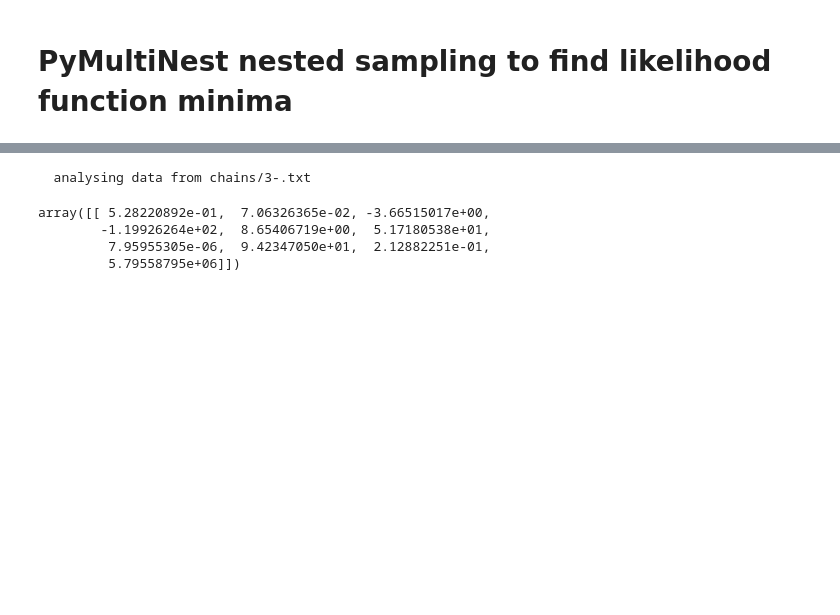
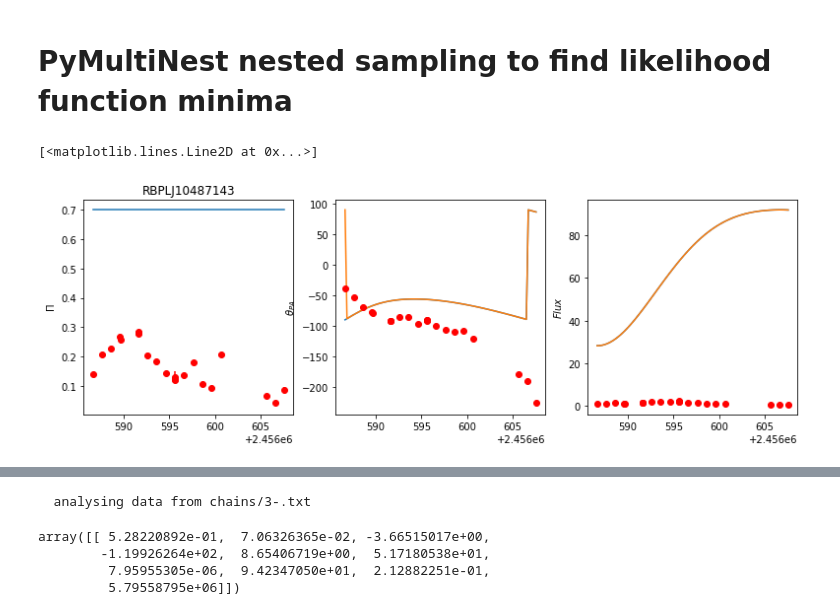
Before and after one commit to alpv95/SAV-Fit, a Jupyter notebook: notebooks/RotFit.ipynb, the cells around one changed output, grey strips where cells are left out. Drawn from its saved outputs; the diff is of its cells as text; code cells hidden in the pictures; blank space fills up the shorter version.

```diff
--- a/notebooks/RotFit.ipynb
+++ b/notebooks/RotFit.ipynb
@@ -23 +411,51 @@ import pymultinest
+# %%
+blazars = ['RBPLJ01364751.dat',
+'RBPLJ08542006.dat',
+'RBPLJ10487143.dat',
+'RBPLJ15585625.dat',
+'RBPLJ17510939_1.dat',
+'RBPLJ17510939_2.dat',
+'RBPLJ18066949.dat',
+'RBPLJ18092041.dat',
+'RBPLJ22321143.dat',
+'RBPLJ23113425.dat']
+data = []
+for blazar in blazars:
+    data.append(np.loadtxt("/home/groups/rwr/alpv95/SAVRot/data/" + blazar))
+
+measured = pd.read_csv("/home/groups/rwr/alpv95/SAVRot/data/sample.txt")
+
+datum = data[2]
+Day = datum[:,0]
+Flux = datum[:,5]; Flux_err = datum[:,6]
+PA = datum[:,3]; PA_err = datum[:,4]
+Pi = datum[:,1] / 100; Pi_err = datum[:,2] / 100
+deg = abs(max(PA) - min(PA)) / abs(max(Day) - min(Day))
+x = np.linspace(Day[0],Day[-1],100)
+
+pi_hat, pa_hat1, p_hat1 = Jet(x, 0.5, 0.0, 2.0, 0, deg=deg, sign=-1, alpha=2, Gamma=10,global_sign=1)
+pi_hat, pa_hat2, p_hat2 = Jet(x, 0.5, 0.0, 2.0, 360, deg=deg, sign=-1, alpha=2, Gamma=10,global_sign=1)
+
+plt.figure(figsize=(13,4))
+plt.subplot(1, 3, 1  )
+plt.title(blazars[2].replace(".dat",""))
+plt.plot(x,pi_hat)
+plt.ylabel(r"$\Pi$")
+plt.errorbar(Day,Pi,yerr=Pi_err,c='r',fmt='o')
+
+plt.subplot(1,3, 2)
+plt.ylabel(r"$\theta_{PA}$")
+#plt.ylim(min(PA) - 20, max(PA) + 20)
+plt.plot(x,pa_hat1)
+plt.plot(x,pa_hat2)
+plt.errorbar(Day,PA,yerr=PA_err,c='r',fmt='o')
+
+plt.subplot(1,3, 3)
+plt.ylabel(r"$Flux$")
+plt.errorbar(Day,Flux,yerr=Flux_err,c='r',fmt='o')
+plt.plot(x, p_hat1)
+plt.plot(x, p_hat2)
+# %% [output]
+[<matplotlib.lines.Line2D at 0x...>]
+[figure, added]
 # %%
```
Also changed, not shown: parts of 37 cells of this notebook, 4 other files.
